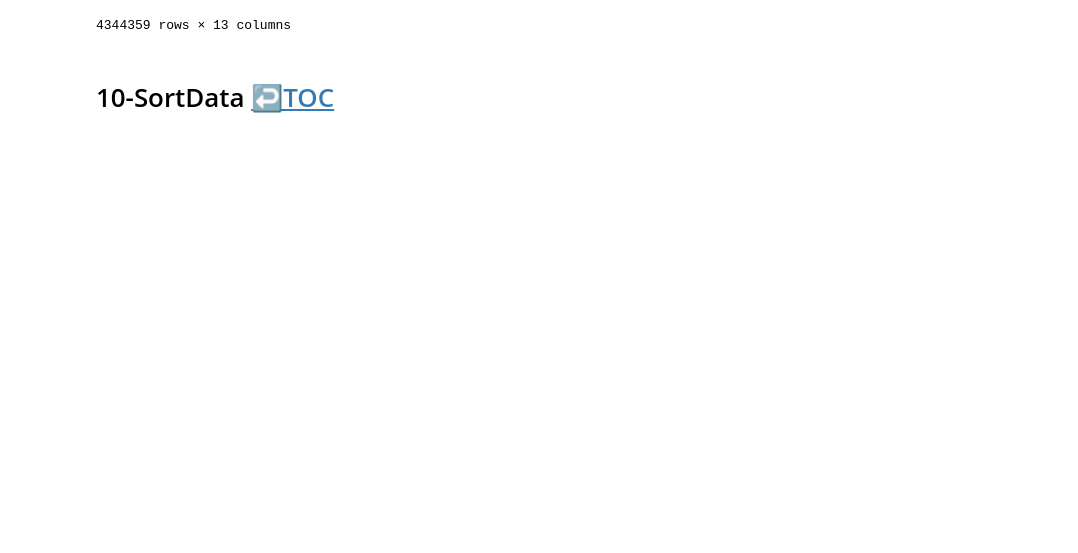
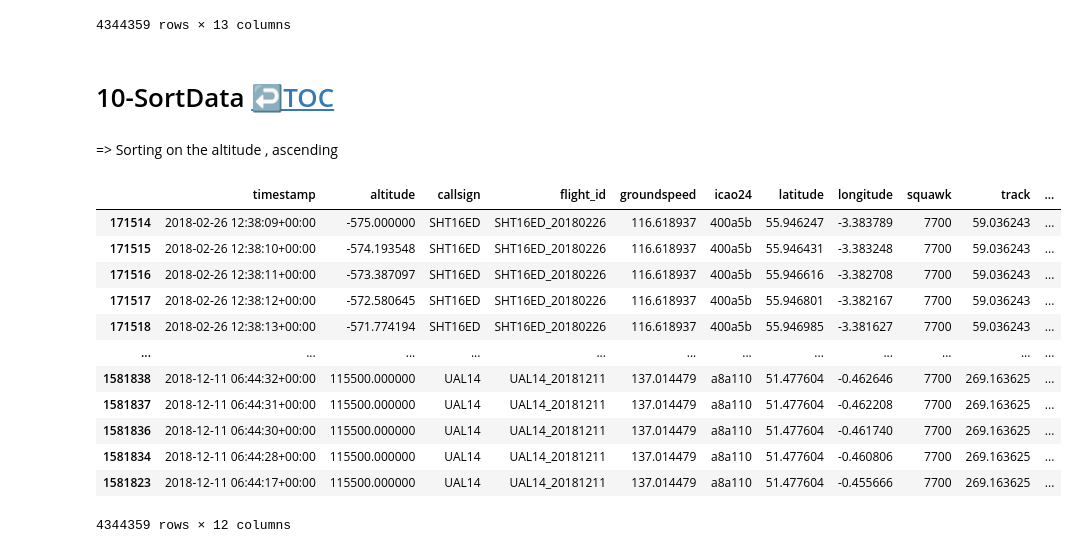
Before and after one commit to kachraz/ytlpda, a Jupyter notebook: KAG/ytleapan.ipynb, the cells around one changed output. Cells and saved outputs as stored; diff of their text form; code cells hidden in the pictures; blank space fills up the shorter version.

```diff
--- a/KAG/ytleapan.ipynb
+++ b/KAG/ytleapan.ipynb
@@ -1196,3 +1197,21 @@ df.assign(al3 = df['altitude']/2)
 4344359 rows × 13 columns
 # %% [markdown]
 # 10-SortData <a class="anchor" id="s10"></a> [↩️TOC](#toc)
+# %% [markdown]
+=> Sorting on the altitude , ascending
+# %%
+df.sort_values('altitude')
+# %% [output]
+|  | timestamp | altitude | callsign | flight_id | groundspeed | icao24 | latitude | longitude | squawk | track | ... |
+| 171514 | 2018-02-26 12:38:09+00:00 | -575.000000 | SHT16ED | SHT16ED_20180226 | 116.618937 | 400a5b | 55.946247 | -3.383789 | 7700 | 59.036243 | ... |
+| 171515 | 2018-02-26 12:38:10+00:00 | -574.193548 | SHT16ED | SHT16ED_20180226 | 116.618937 | 400a5b | 55.946431 | -3.383248 | 7700 | 59.036243 | ... |
+| 171516 | 2018-02-26 12:38:11+00:00 | -573.387097 | SHT16ED | SHT16ED_20180226 | 116.618937 | 400a5b | 55.946616 | -3.382708 | 7700 | 59.036243 | ... |
+| 171517 | 2018-02-26 12:38:12+00:00 | -572.580645 | SHT16ED | SHT16ED_20180226 | 116.618937 | 400a5b | 55.946801 | -3.382167 | 7700 | 59.036243 | ... |
+| 171518 | 2018-02-26 12:38:13+00:00 | -571.774194 | SHT16ED | SHT16ED_20180226 | 116.618937 | 400a5b | 55.946985 | -3.381627 | 7700 | 59.036243 | ... |
+| ... | ... | ... | ... | ... | ... | ... | ... | ... | ... | ... | ... |
+| 1581838 | 2018-12-11 06:44:32+00:00 | 115500.000000 | UAL14 | UAL14_20181211 | 137.014479 | a8a110 | 51.477604 | -0.462646 | 7700 | 269.163625 | ... |
+| 1581837 | 2018-12-11 06:44:31+00:00 | 115500.000000 | UAL14 | UAL14_20181211 | 137.014479 | a8a110 | 51.477604 | -0.462208 | 7700 | 269.163625 | ... |
+| 1581836 | 2018-12-11 06:44:30+00:00 | 115500.000000 | UAL14 | UAL14_20181211 | 137.014479 | a8a110 | 51.477604 | -0.461740 | 7700 | 269.163625 | ... |
+| 1581834 | 2018-12-11 06:44:28+00:00 | 115500.000000 | UAL14 | UAL14_20181211 | 137.014479 | a8a110 | 51.477604 | -0.460806 | 7700 | 269.163625 | ... |
+| 1581823 | 2018-12-11 06:44:17+00:00 | 115500.000000 | UAL14 | UAL14_20181211 | 137.014479 | a8a110 | 51.477604 | -0.455666 | 7700 | 269.163625 | ... |
+4344359 rows × 12 columns
```
Also changed, not shown: parts of 21 cells of this notebook.
